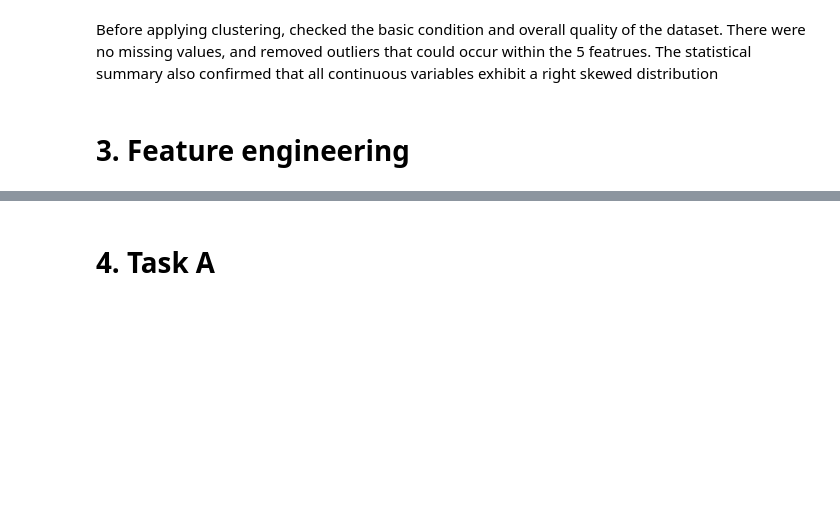
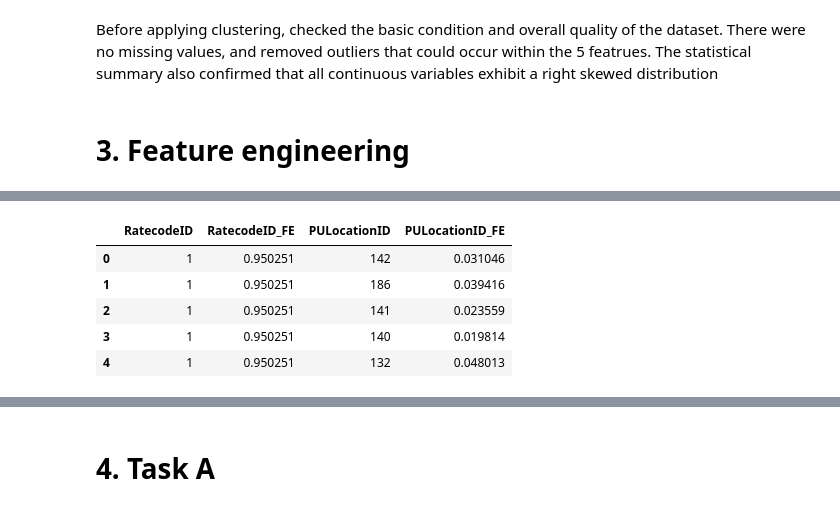
Before and after one commit to aprilgozib/machine_learning, a Jupyter notebook: notebooks/clustering_taxi.ipynb, the cells around one changed output, grey strips where cells are left out. Drawn from its saved outputs; the diff is of its cells as text; code cells hidden in the pictures; blank space fills up the shorter version.

```diff
--- a/notebooks/clustering_taxi.ipynb
+++ b/notebooks/clustering_taxi.ipynb
@@ -110,0 +157,16 @@ The statistical summary also confirmed that all continuous variables exhibit a r
+# %%
+def frequency_encode(col):
+    freq = df[col].value_counts() / len(df)
+    return df[col].map(freq)
+
+df['RatecodeID_FE'] = frequency_encode('RatecodeID')
+df['PULocationID_FE'] = frequency_encode('PULocationID')
+
+df[['RatecodeID', 'RatecodeID_FE', 'PULocationID', 'PULocationID_FE']].head()
+# %% [output]
+|  | RatecodeID | RatecodeID_FE | PULocationID | PULocationID_FE |
+| 0 | 1 | 0.950251 | 142 | 0.031046 |
+| 1 | 1 | 0.950251 | 186 | 0.039416 |
+| 2 | 1 | 0.950251 | 141 | 0.023559 |
+| 3 | 1 | 0.950251 | 140 | 0.019814 |
+| 4 | 1 | 0.950251 | 132 | 0.048013 |
```
Also changed, not shown: parts of 6 cells of this notebook.
